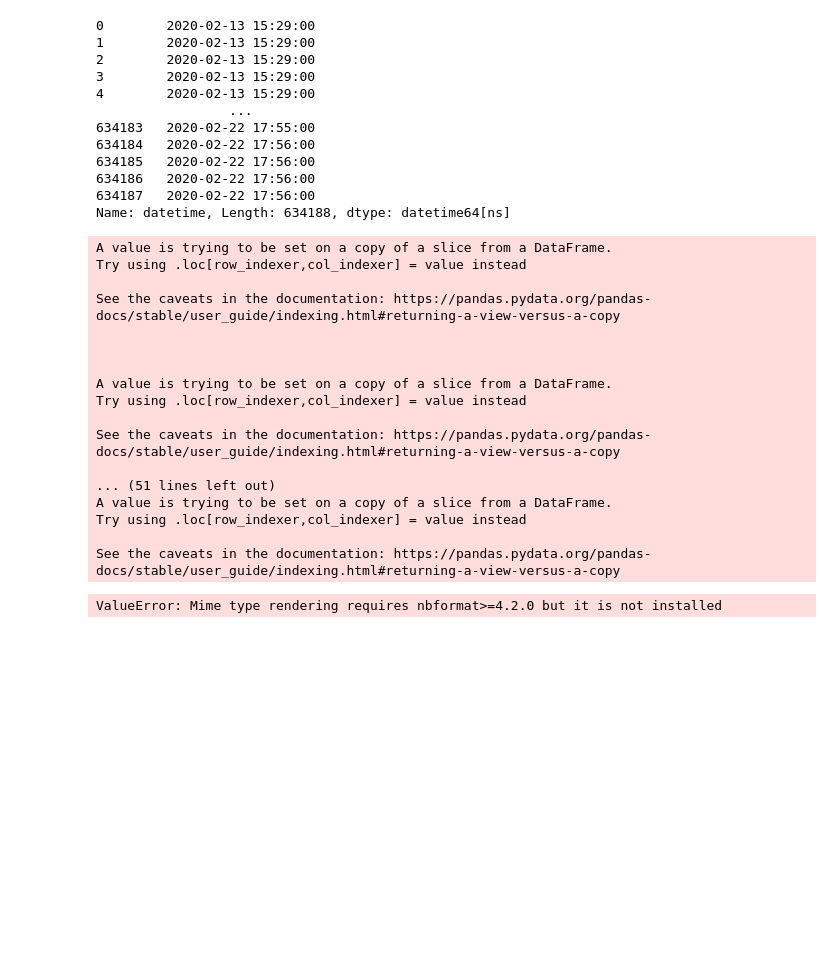
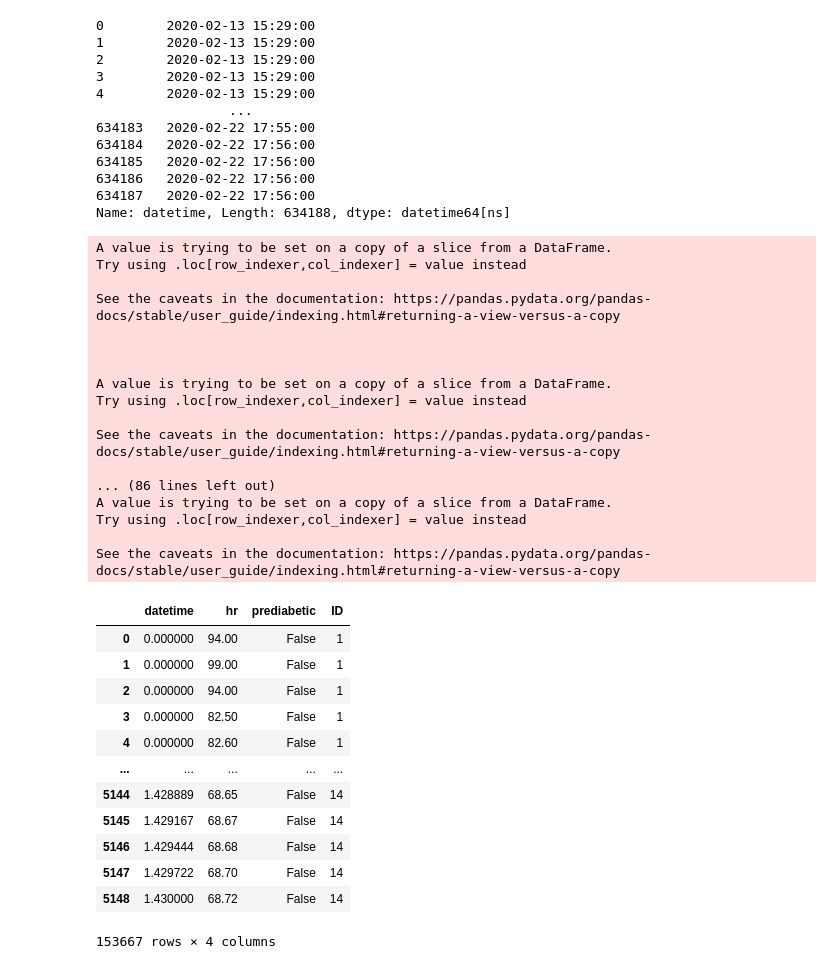
Before and after one commit to KrazyKats/glycemic_charts, a Jupyter notebook: eda.ipynb, the cells around one changed output. Drawn from its saved outputs; the diff is of its cells as text; code cells hidden in the pictures; blank space fills up the shorter version.

```diff
--- a/eda.ipynb
+++ b/eda.ipynb
@@ -78,6 +82,12 @@ for i, v in enumerate(patients):
 #   Query down heart rates for only the first day
     first_day = hr[i]["datetime"].iloc[0].day
     temp = hr[i][hr[i]["datetime"].dt.day == first_day]
+    #temp["datetime"] = temp["datetime"].dt.time#('%H:%M')
+
+    temp['datetime'] = (
+        (temp['datetime'] - temp['datetime'].min()) / pd.Timedelta(hours=1)
+    )
+
 #   Add column for prediabeticness
     prediabetic = False
     if key[key["ID"] == v]["HbA1c"].iloc[0] > 5.7:
@@ -85,11 +95,14 @@ for i, v in enumerate(patients):
 
     prediabetic_col = [prediabetic] * temp.shape[0]
     id_col = [v] * temp.shape[0]
-    temp["prediabetic"] = pd.Series(prediabetic_col)
-    temp["ID"] = pd.Series(id_col)
+    temp["prediabetic"] = prediabetic_col
+    temp["ID"] = id_col
 #   Concatenate with df
     hr_df_1 = pd.concat([hr_df_1, temp])
-# Sort and remove duplicates
+
+    #break
+
+hr_df_1 = hr_df_1.sort_values(by=["ID", "datetime"])
 # %% [output]
 A value is trying to be set on a copy of a slice from a DataFrame.
 Try using .loc[row_indexer,col_indexer] = value instead
@@ -103,11 +116,27 @@ Try using .loc[row_indexer,col_indexer] = value instead
 
 See the caveats in the documentation: https://pandas.pydata.org/pandas-docs/stable/user_guide/indexing.html#returning-a-view-versus-a-copy
 
-... (51 lines left out)
+... (86 lines left out)
 A value is trying to be set on a copy of a slice from a DataFrame.
 Try using .loc[row_indexer,col_indexer] = value instead
 
 See the caveats in the documentation: https://pandas.pydata.org/pandas-docs/stable/user_guide/indexing.html#returning-a-view-versus-a-copy
+# %%
+hr_df_1
+# %% [output]
+|  | datetime | hr | prediabetic | ID |
+| 0 | 0.000000 | 94.00 | False | 1 |
+| 1 | 0.000000 | 99.00 | False | 1 |
+| 2 | 0.000000 | 94.00 | False | 1 |
+| 3 | 0.000000 | 82.50 | False | 1 |
+| 4 | 0.000000 | 82.60 | False | 1 |
+| ... | ... | ... | ... | ... |
+| 5144 | 1.428889 | 68.65 | False | 14 |
+| 5145 | 1.429167 | 68.67 | False | 14 |
+| 5146 | 1.429444 | 68.68 | False | 14 |
+| 5147 | 1.429722 | 68.70 | False | 14 |
+| 5148 | 1.430000 | 68.72 | False | 14 |
+153667 rows × 4 columns
 # %%
 # Plot
 fig = px.line(
@@ -121,5 +150,3 @@ fig = px.line(
 )
 
 fig.show()
-# %% [output]
-ValueError: Mime type rendering requires nbformat>=4.2.0 but it is not installed
```
Also changed, not shown: parts of 7 cells of this notebook, 3 other files.
